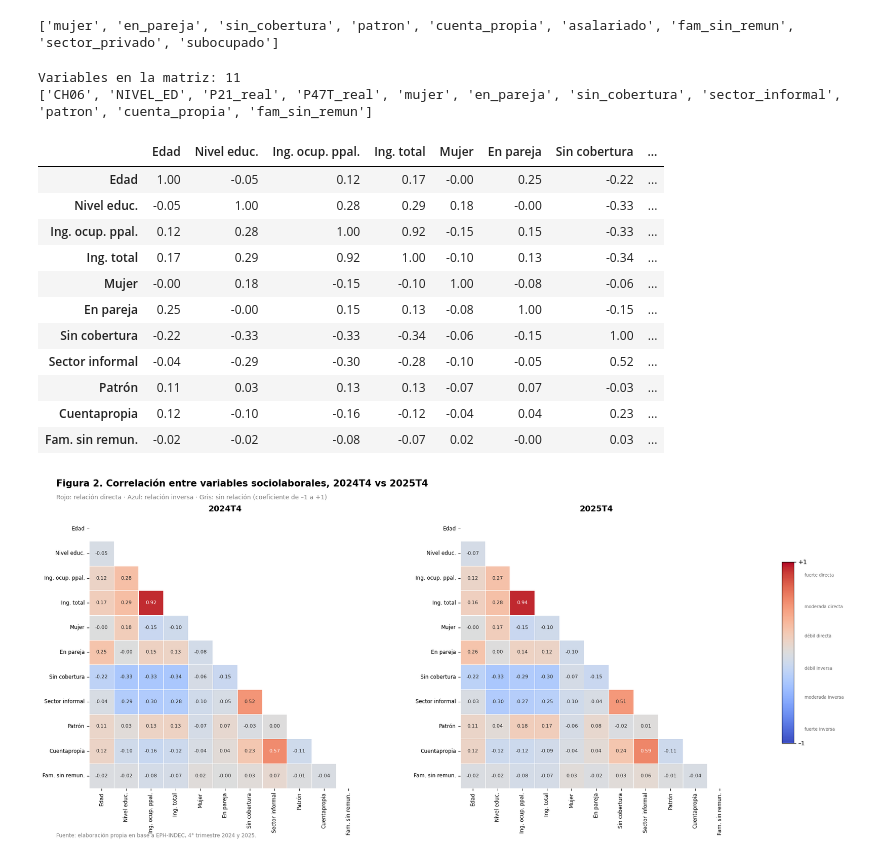
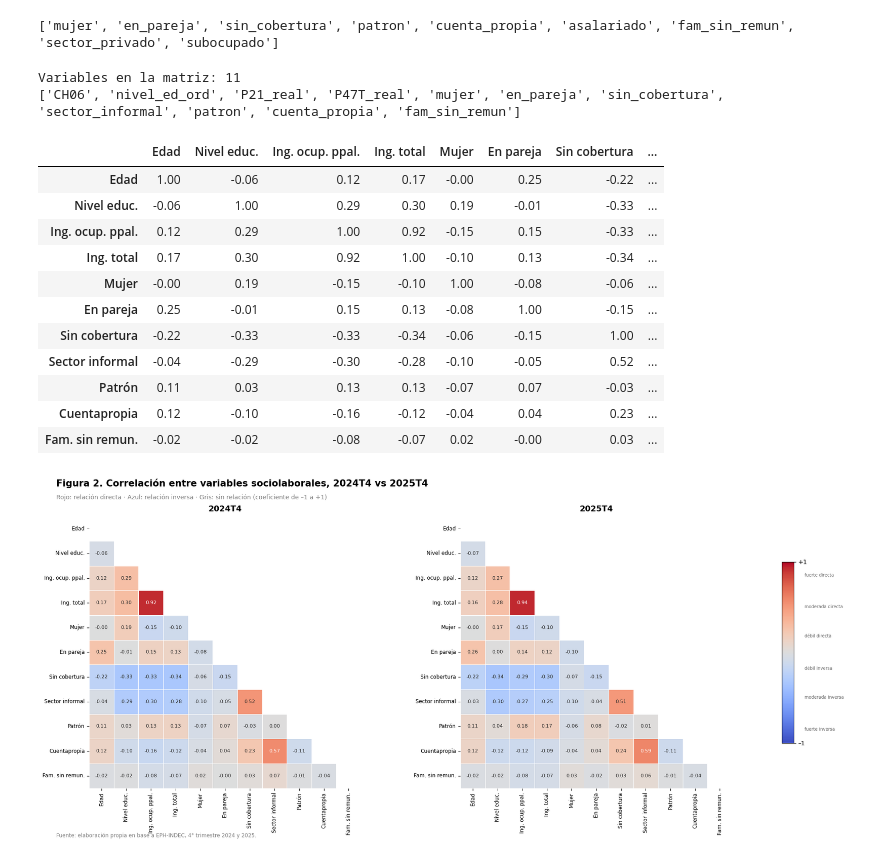
Before and after one commit to maylemes/TPs_Programacion_Grupo8, a Jupyter notebook: TP1/TP1_Programacion_Grupo8.ipynb, the cells around one changed output. Drawn from its saved outputs; the diff is of its cells as text; code cells hidden in the pictures.

```diff
--- a/TP1/TP1_Programacion_Grupo8.ipynb
+++ b/TP1/TP1_Programacion_Grupo8.ipynb
@@ -455,8 +480,9 @@ sector_privado
 0.0     9036
 Name: count, dtype: int64
 # %%
-ocupados['sector_informal'] = (ocupados['SECTOR'] == 2).astype(int)
-ocupados.loc[ocupados['SECTOR'] == 9, 'sector_informal'] = np.nan
+# Dummy sector_informal: 1 = la unidad económica es del sector informal (SECTOR == 2)
+ocupados['sector_informal'] = (ocupados['SECTOR'] == 2).astype(float).mask(ocupados['SECTOR'].isna())
+
 print(ocupados['sector_informal'].value_counts(dropna=False))
 # %% [output]
 sector_informal
@@ -481,3 +507,12 @@ Name: count, dtype: int64
 ### Inciso 6. Actualización de ingresos
 
 Dado que los pesos de 2024T4 y 2025T4 tienen distinto poder adquisitivo, se deflactaron los ingresos de la ocupación principal (P21) e ingreso total (P47T) para hacerlos comparables. Se utilizó el **IPC Nacional Nivel General** (base diciembre 2016=100, fuente INDEC), tomando el **promedio de los tres meses de cada trimestre**, por ser consistente con el período de relevamiento de la EPH y atenuar la volatilidad mensual de precios. El coeficiente de actualización (IPC promedio 4T2025 / IPC promedio 4T2024 = 1,3141, equivalente a una inflación acumulada del 31,4%) se aplicó a los ingresos de 2024, expresándolos en pesos de 2025T4. Se conservaron las variables nominales originales, creando nuevas columnas (`P21_real`, `P47T_real`) para el análisis.
+# %%
+# NIVEL_ED como escala ordinal válida
+# Los códigos van de 1 a 6 en orden creciente, pero el 7 es "sin instrucción",
+# que es el escalón MÁS BAJO, no el más alto. Usarlo crudo en la matriz de
+# correlación (inciso 8) invertiría el orden para esos casos.
+ocupados['nivel_ed_ord'] = ocupados['NIVEL_ED'].replace({7: 0})
+
+print(ocupados['nivel_ed_ord'].value_counts().sort_index())
+print("0 = sin instrucción ... 6 = superior completa")
@@ -486,12 +532,20 @@ Dado que los pesos de 2024T4 y 2025T4 tienen distinto poder adquisitivo, se defl
 # Cargamos el IPC Nacional Nivel General (base dic 2016=100). Fuente: INDEC.
 ipc = pd.read_excel('bases/ipc_nivel_general.xlsx')
 
-# Calculamos el promedio trimestral de cada año
+# Nos quedamos solo con filas cuyo período tiene formato de fecha (empieza
+# con 4 dígitos de año); descarta vacíos y notas al pie del Excel
+ipc['periodo'] = ipc['periodo'].astype(str)
+ipc = ipc[ipc['periodo'].str[:4].str.isdigit()].copy()
+
 ipc['anio'] = ipc['periodo'].str[:4].astype(int)
+ipc['ipc'] = pd.to_numeric(ipc['ipc'], errors='coerce')
+ipc = ipc.dropna(subset=['ipc'])
+
 ipc_prom = ipc.groupby('anio')['ipc'].mean()
 
 # Coeficiente de actualización 4T2024 -> 4T2025
 coef = ipc_prom[2025] / ipc_prom[2024]
+print("Meses usados por año:", ipc.groupby('anio').size().to_dict())
 print("IPC promedio 4T2024:", round(ipc_prom[2024], 2))
 print("IPC promedio 4T2025:", round(ipc_prom[2025], 2))
 print("Coeficiente de actualización:", round(coef, 4))
@@ -746,7 +810,7 @@ print([c for c in ocupados.columns if c in [
 # Traducimos las categóricas a sus dummies; las numéricas/ordinales van crudas
 vars_corr = [
     'CH06',            # edad (numérica, orden natural)
-    'NIVEL_ED',        # nivel educativo (ordinal, orden natural)
+    'nivel_ed_ord',    # nivel educativo (ordinal recodificado: sin instrucción = 0)
     'P21_real',        # ingreso ocupación principal (real)
     'P47T_real',       # ingreso total (real)
     'mujer',           # sexo (dummy)
@@ -762,28 +826,28 @@ print("Variables en la matriz:", len(vars_corr))
 print(vars_corr)
 # %% [output]
 Variables en la matriz: 11
-['CH06', 'NIVEL_ED', 'P21_real', 'P47T_real', 'mujer', 'en_pareja', 'sin_cobertura', 'sector_informal', 'patron', 'cuenta_propia', 'fam_sin_remun']
+['CH06', 'nivel_ed_ord', 'P21_real', 'P47T_real', 'mujer', 'en_pareja', 'sin_cobertura', 'sector_informal', 'patron', 'cuenta_propia', 'fam_sin_remun']
 # %%
 # Etiquetas legibles para la matriz
 etiquetas_corr = {
-    'CH06': 'Edad', 'NIVEL_ED': 'Nivel educ.', 'P21_real': 'Ing. ocup. ppal.',
+    'CH06': 'Edad', 'nivel_ed_ord': 'Nivel educ.', 'P21_real': 'Ing. ocup. ppal.',
     'P47T_real': 'Ing. total', 'mujer': 'Mujer', 'en_pareja': 'En pareja',
     'sin_cobertura': 'Sin cobertura', 'sector_informal': 'Sector informal',
     'patron': 'Patrón', 'cuenta_propia': 'Cuentapropia', 'fam_sin_remun': 'Fam. sin remun.',
 }
 
 corr_2024 = ocupados[ocupados['ANO4'] == 2024][vars_corr].corr().rename(index=etiquetas_corr, columns=etiquetas_corr)
 corr_2025 = ocupados[ocupados['ANO4'] == 2025][vars_corr].corr().rename(index=etiquetas_corr, columns=etiquetas_corr)
 
 corr_2024.round(2)
 # %% [output]
 |  | Edad | Nivel educ. | Ing. ocup. ppal. | Ing. total | Mujer | En pareja | Sin cobertura | ... |
-| Edad | 1.00 | -0.05 | 0.12 | 0.17 | -0.00 | 0.25 | -0.22 | ... |
-| Nivel educ. | -0.05 | 1.00 | 0.28 | 0.29 | 0.18 | -0.00 | -0.33 | ... |
-| Ing. ocup. ppal. | 0.12 | 0.28 | 1.00 | 0.92 | -0.15 | 0.15 | -0.33 | ... |
-| Ing. total | 0.17 | 0.29 | 0.92 | 1.00 | -0.10 | 0.13 | -0.34 | ... |
-| Mujer | -0.00 | 0.18 | -0.15 | -0.10 | 1.00 | -0.08 | -0.06 | ... |
-| En pareja | 0.25 | -0.00 | 0.15 | 0.13 | -0.08 | 1.00 | -0.15 | ... |
+| Edad | 1.00 | -0.06 | 0.12 | 0.17 | -0.00 | 0.25 | -0.22 | ... |
+| Nivel educ. | -0.06 | 1.00 | 0.29 | 0.30 | 0.19 | -0.01 | -0.33 | ... |
+| Ing. ocup. ppal. | 0.12 | 0.29 | 1.00 | 0.92 | -0.15 | 0.15 | -0.33 | ... |
+| Ing. total | 0.17 | 0.30 | 0.92 | 1.00 | -0.10 | 0.13 | -0.34 | ... |
+| Mujer | -0.00 | 0.19 | -0.15 | -0.10 | 1.00 | -0.08 | -0.06 | ... |
+| En pareja | 0.25 | -0.01 | 0.15 | 0.13 | -0.08 | 1.00 | -0.15 | ... |
 | Sin cobertura | -0.22 | -0.33 | -0.33 | -0.34 | -0.06 | -0.15 | 1.00 | ... |
 | Sector informal | -0.04 | -0.29 | -0.30 | -0.28 | -0.10 | -0.05 | 0.52 | ... |
 | Patrón | 0.11 | 0.03 | 0.13 | 0.13 | -0.07 | 0.07 | -0.03 | ... |
```
Also changed, not shown: parts of 40 cells of this notebook, 5 other files.
